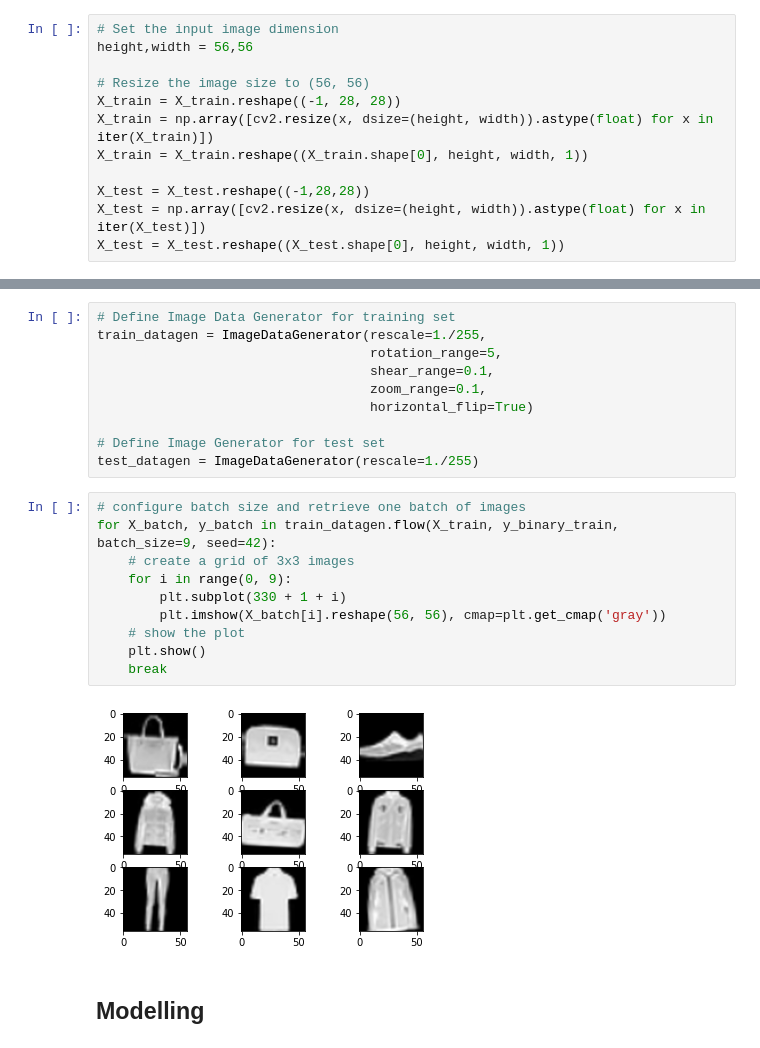
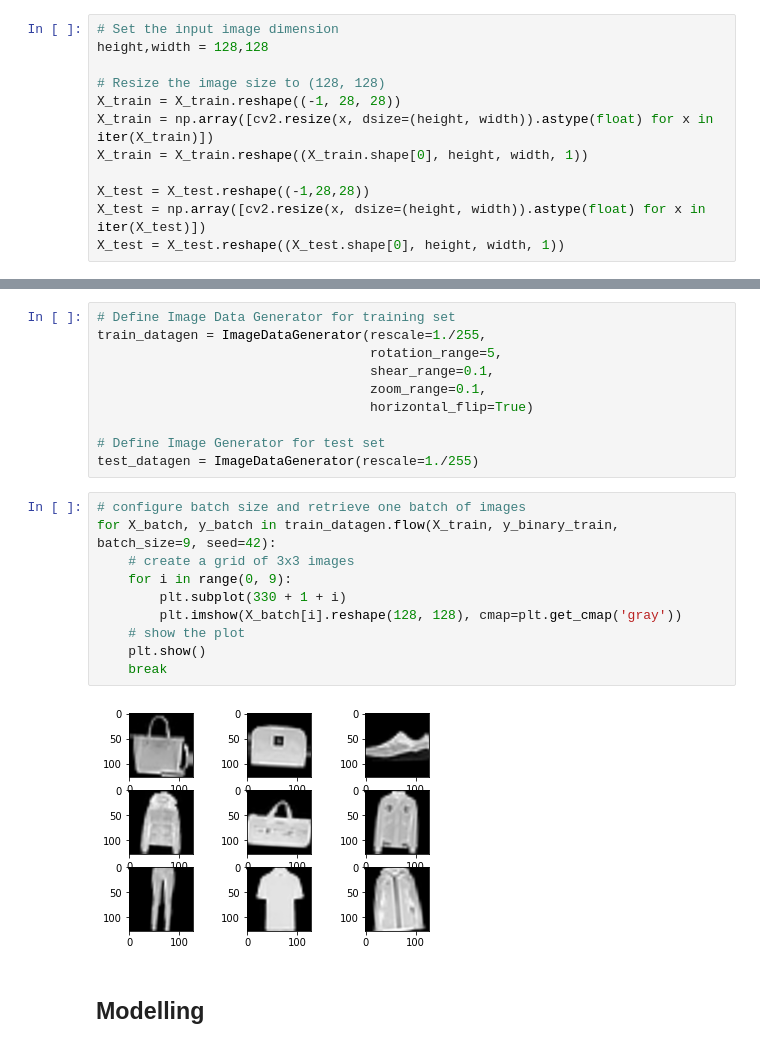
Before and after one commit to rickqiu/deep-learning, a Jupyter notebook: tensorflow2_mobilenets.ipynb, the cells around one changed output, grey strips where cells are left out. Drawn from its saved outputs; the diff is of its cells as text.

```diff
--- a/tensorflow2_mobilenets.ipynb
+++ b/tensorflow2_mobilenets.ipynb
@@ -39,9 +32,9 @@ Downloading data from https://storage.googleapis.com/tensorflow/tf-keras-dataset
 (10000, 28, 28)
 # %%
 # Set the input image dimension
-height,width = 56,56
+height,width = 128,128
 
-# Resize the image size to (56, 56)
+# Resize the image size to (128, 128)
 X_train = X_train.reshape((-1, 28, 28))
 X_train = np.array([cv2.resize(x, dsize=(height, width)).astype(float) for x in iter(X_train)])
 X_train = X_train.reshape((X_train.shape[0], height, width, 1))
@@ -66,15 +59,15 @@ test_datagen = ImageDataGenerator(rescale=1./255)
 # %%
 # configure batch size and retrieve one batch of images
 for X_batch, y_batch in train_datagen.flow(X_train, y_binary_train, batch_size=9, seed=42):
     # create a grid of 3x3 images
     for i in range(0, 9):
         plt.subplot(330 + 1 + i)
-        plt.imshow(X_batch[i].reshape(56, 56), cmap=plt.get_cmap('gray'))
+        plt.imshow(X_batch[i].reshape(128, 128), cmap=plt.get_cmap('gray'))
     # show the plot
     plt.show()
     break
 # %% [output]
-[figure, old version]
+[figure, new version]
 # %% [markdown]
 ## Modelling
 # %%
```
Also changed, not shown: parts of 6 cells of this notebook.
